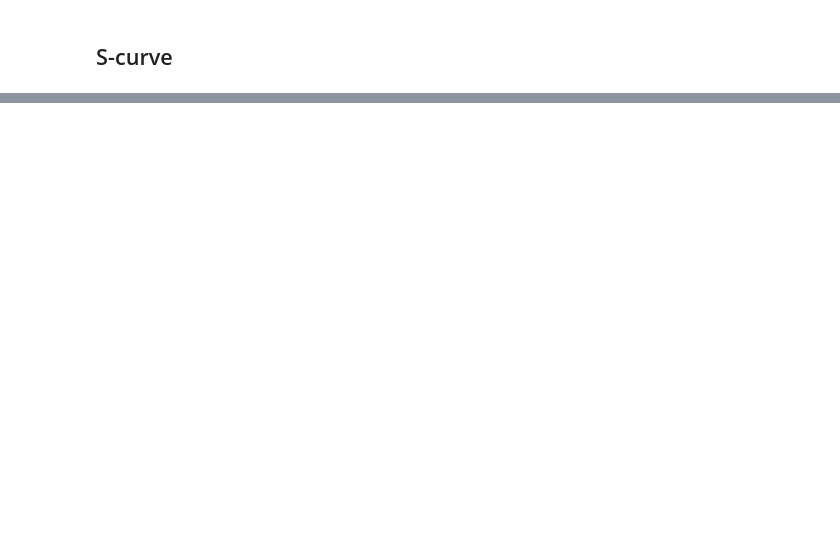
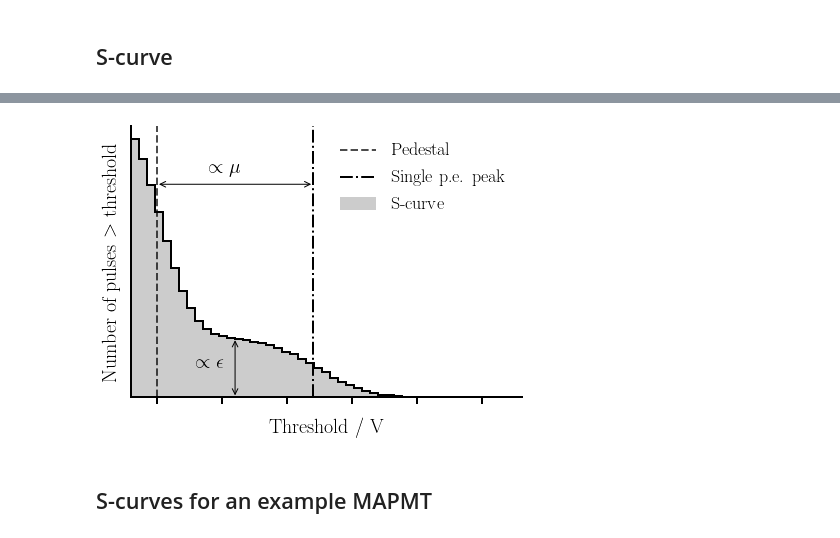
Before and after one commit to cescalara/pmt_gain_comparison, a Jupyter notebook: explain_scurve.ipynb, the cells around one changed output, grey strips where cells are left out. Saved outputs shown, nothing was run; the diff lists cells and outputs as text; code cells hidden in the pictures; blank space fills up the shorter version.

```diff
--- a/explain_scurve.ipynb
+++ b/explain_scurve.ipynb
@@ -83,0 +85,22 @@ fig.savefig('figures/explain_scurve.pdf', dpi=500, bbox_inches='tight')
+# %%
+bins=np.linspace(-1, 14)
+# %%
+fig, ax = plt.subplots()
+ax.hist(counts, cumulative=-1, bins=bins, histtype='step', color=color2, lw=2)
+ax.hist(counts, cumulative=-1, bins=bins, alpha=0.2, color=color2, label='S-curve')
+ax.axvline(0, color='k', label='Pedestal', alpha=0.7, linestyle='--', lw=2)
+ax.axvline(6, color='k', label='Single p.e. peak', linestyle='-.', lw=2)
+ax.legend(fontsize=fs-2)
+ax.annotate(s='', xy=(0,9000), xytext=(6,9000), arrowprops=dict(arrowstyle='<->'))
+ax.annotate(s='', xy=(3,0), xytext=(3,2500), arrowprops=dict(arrowstyle='<->'))
+ax.text(2, 9500, '$\propto \mu$', fontsize=fs)
+ax.text(1.5, 1250, '$\propto \epsilon$', fontsize=fs)
+ax.set_xticklabels([])
+ax.set_yticks([])
+ax.set_xlabel('Threshold / V', labelpad=10, fontsize=fs)
+ax.set_ylabel('Number of pulses $>$ threshold', labelpad=10, fontsize=fs)
+fig.savefig('figures/measure_scurve.pdf', dpi=500, bbox_inches='tight')
+# %% [output]
+[figure, added]
+# %% [markdown]
+## S-curves for an example MAPMT
```
Also changed, not shown: parts of 14 cells of this notebook, 6 other files.
